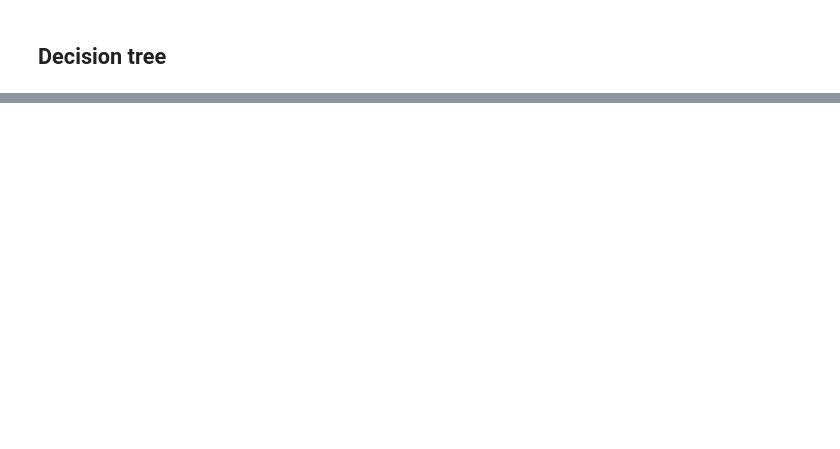
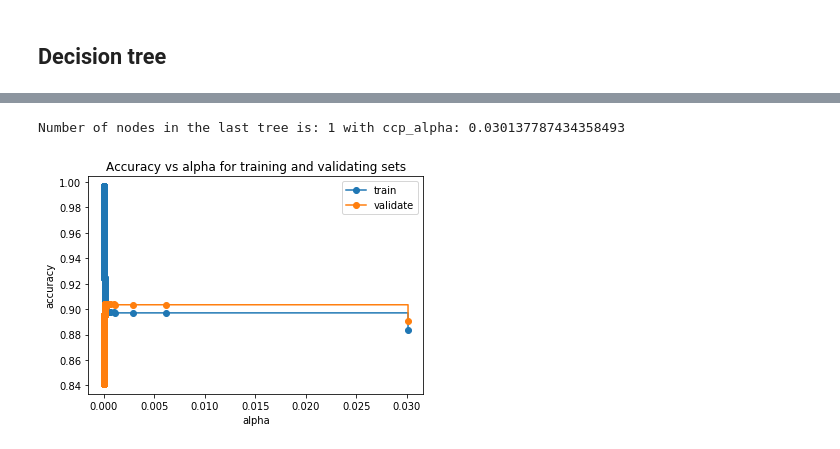
Before and after one commit to kasiakry/MLBigDataset, a Jupyter notebook: ml_2_big_dataset.ipynb, the cells around one changed output, grey strips where cells are left out. Cells and saved outputs as stored; diff of their text form; code cells hidden in the pictures; blank space fills up the shorter version.

```diff
--- a/ml_2_big_dataset.ipynb
+++ b/ml_2_big_dataset.ipynb
@@ -232,0 +352,41 @@ print('F1 Score:', f1_score(y_test, y_pred_lr))
+# %%
+# Seperate the features from the target variable
+y = df_ohc.y
+X = df_ohc.drop('y', axis=1)
+
+# Divide dataset into training and testing subsets
+X_train, X_test, y_train, y_test = train_test_split(X, y, test_size=0.3, random_state=58)
+
+# Divide train dataset into training and validation subsets
+X_train, X_validate, y_train, y_validate = train_test_split(X_train, y_train, random_state=58)
+
+# Create Decision Tree classifer object
+clf = DecisionTreeClassifier(random_state=58)
+path = clf.cost_complexity_pruning_path(X_train, y_train)
+ccp_alphas, impurities = path.ccp_alphas, path.impurities
+
+clfs = []
+for ccp_alpha in ccp_alphas:
+    clf = DecisionTreeClassifier(random_state=0, ccp_alpha=ccp_alpha)
+    clf.fit(X_train, y_train)
+    clfs.append(clf)
+print("Number of nodes in the last tree is: {} with ccp_alpha: {}".format(
+      clfs[-1].tree_.node_count, ccp_alphas[-1]))
+# %% [output]
+Number of nodes in the last tree is: 1 with ccp_alpha: 0.030137787434358493
+# %%
+train_scores = [clf.score(X_train, y_train) for clf in clfs]
+validate_scores = [clf.score(X_validate, y_validate) for clf in clfs]
+
+fig, ax = plt.subplots()
+ax.set_xlabel("alpha")
+ax.set_ylabel("accuracy")
+ax.set_title("Accuracy vs alpha for training and validating sets")
+ax.plot(ccp_alphas, train_scores, marker='o', label="train",
+        drawstyle="steps-post")
+ax.plot(ccp_alphas, validate_scores, marker='o', label="validate",
+        drawstyle="steps-post")
+ax.legend()
+plt.show()
+# %% [output]
+[figure, added]
```
Also changed, not shown: parts of 32 cells of this notebook.
